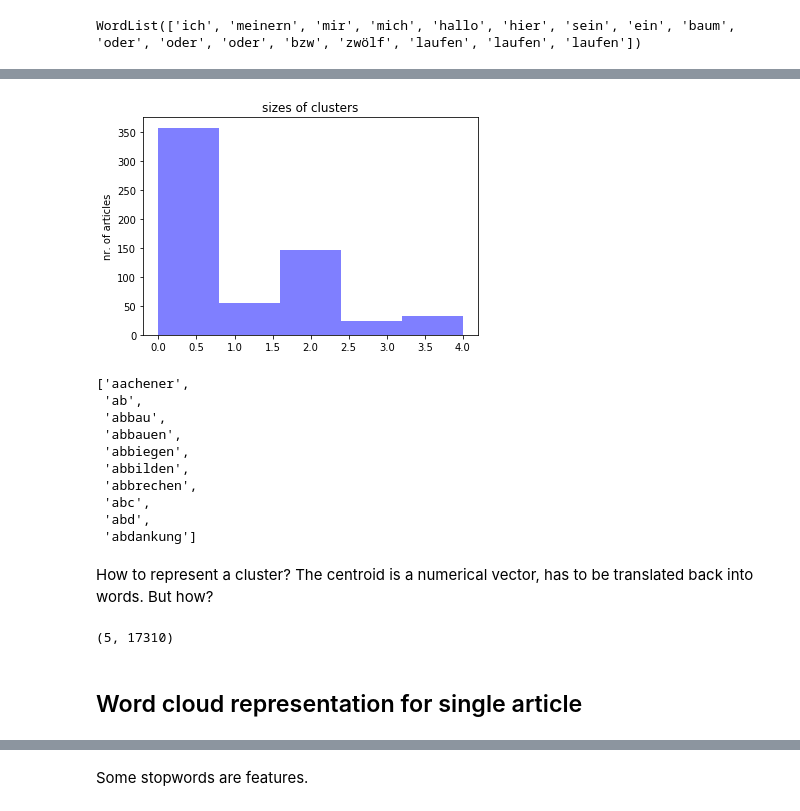
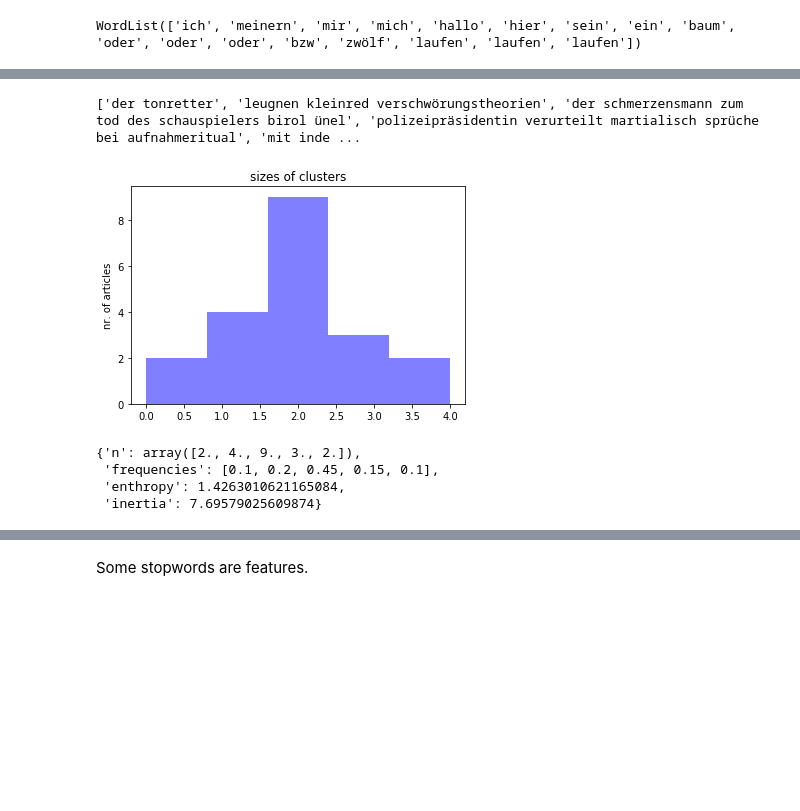
Before and after one commit to s81320/newsreader, a Jupyter notebook: workflow.ipynb, the cells around one changed output, grey strips where cells are left out. Saved outputs shown, nothing was run; the diff lists cells and outputs as text; code cells hidden in the pictures; blank space fills up the shorter version.

Commit message:
scrape image

```diff
--- a/workflow.ipynb
+++ b/workflow.ipynb
@@ -233,5 +273,6 @@ Index: []
 # %%
-list_of_articles = X['text']
+list_of_titles = [' '.join(preprocess(t)) for t in X['title']]
+print(list_of_titles)
 
 cv = TfidfVectorizer(max_df=0.8 , min_df =2)
 #print('cv: ' , dir(cv))
@@ -239,36 +280,22 @@ km =  KMeans(init='k-means++', n_clusters=5, n_init=10)
 
 text_cluster = Pipeline([('vect', cv), ('cluster', km) ])
 
-#text_cluster.fit(list_of_articles[0:100])
-text_cluster.fit(list_of_articles)
+#text_cluster.fit(list_of_titles[0:100])
+text_cluster.fit(list_of_titles)
 
 #labels_as_column = pd.DataFrame(km.labels_)
 #print(type(labels_as_column), labels_as_column.shape)
 
 X['cluster'] = pd.DataFrame(km.labels_) # contains labels
 #print(X)
+# %% [output]
+['der tonretter', 'leugnen kleinred verschwörungstheorien', 'der schmerzensmann zum tod des schauspielers birol ünel', 'polizeipräsidentin verurteilt martialisch sprüche bei aufnahmeritual', 'mit inde ...
 # %%
 evaluate_cluster(km)
-cv.get_feature_names()[0:10]
+#cv.get_feature_names()[0:10]
 # %% [output]
-[figure, old version]
+[figure, new version]
-['aachener',
- 'ab',
- 'abbau',
- 'abbauen',
- 'abbiegen',
- 'abbilden',
- 'abbrechen',
- 'abc',
- 'abd',
- 'abdankung']
+{'n': array([2., 4., 9., 3., 2.]),
+ 'frequencies': [0.1, 0.2, 0.45, 0.15, 0.1],
+ 'enthropy': 1.4263010621165084,
+ 'inertia': 7.69579025609874}
-# %% [markdown]
-How to represent a cluster?
-The centroid is a numerical vector, has to be translated back into words. But how?
-# %%
-centers = np.array(km.cluster_centers_)
-print(centers.shape)
-# %% [output]
-(5, 17310)
-# %% [markdown]
-## Word cloud representation for single article
```
Also changed, not shown: parts of 25 cells of this notebook, 2 other files.
